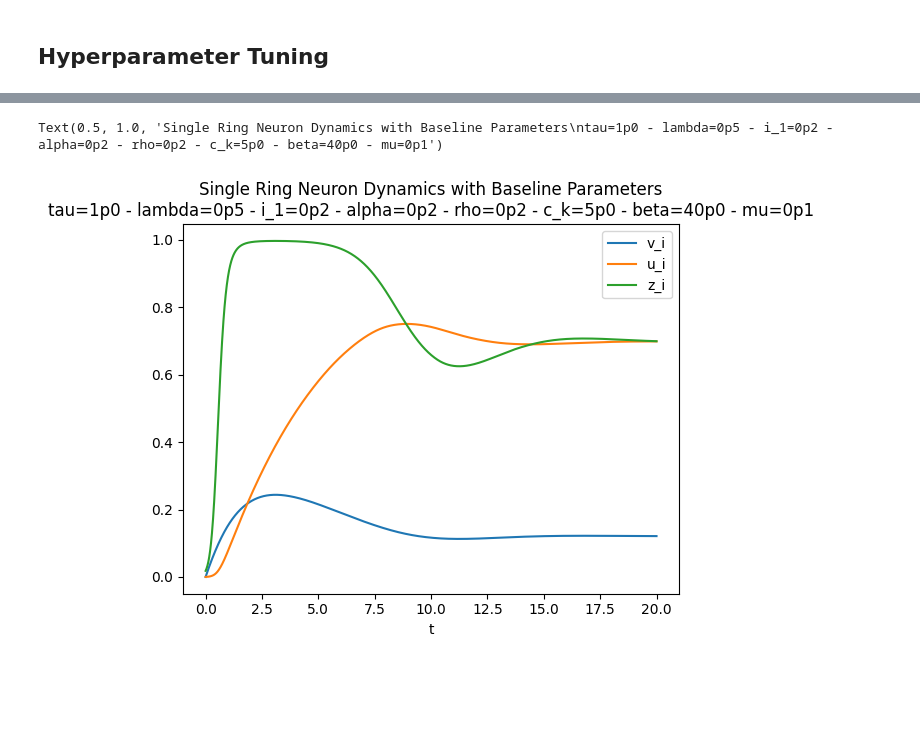
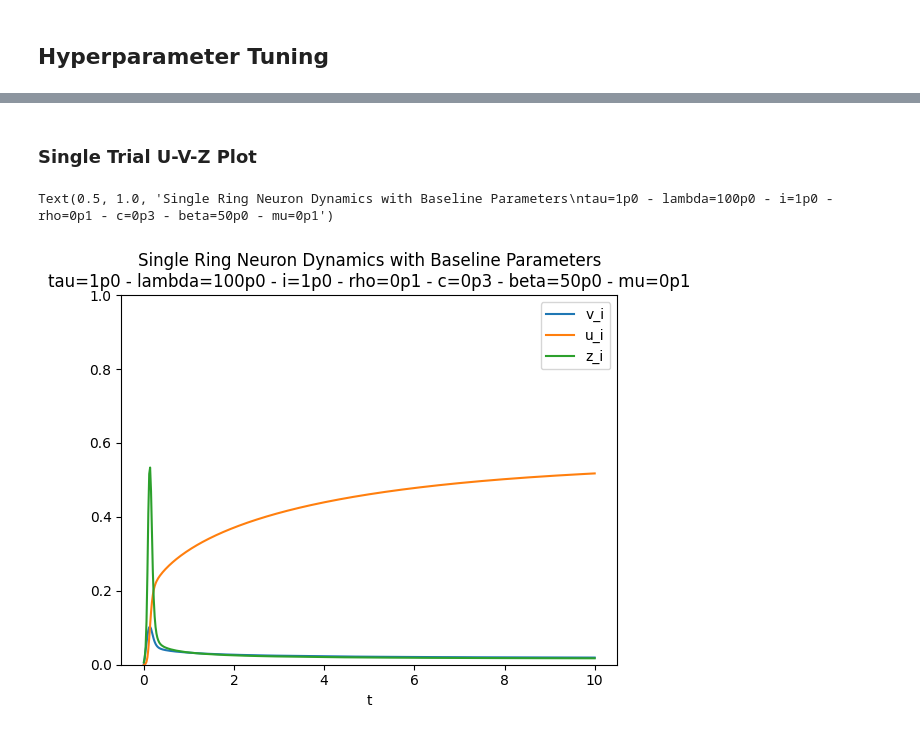
Before and after one commit to r-schad/Code-Ring-Network, a Jupyter notebook: experiments/single_ring_neuron/single_ring_neuron.ipynb, the cells around one changed output, grey strips where cells are left out. Cells and saved outputs as stored; diff of their text form; code cells hidden in the pictures; blank space fills up the shorter version.

Commit message:
potential new equations with decent params

```diff
--- a/experiments/single_ring_neuron/single_ring_neuron.ipynb
+++ b/experiments/single_ring_neuron/single_ring_neuron.ipynb
@@ -25,13 +41,11 @@ $$\tau = 1.0; \lambda=0.5; \alpha = 0.2$$
 $$\frac{du_i}{dt}=-\rho u_i+\frac{z_i}{c_k}$$
 $$\rho=0.2$$
 # %%
-t = np.linspace(0, 20, 2000)
-y0 = [0.0, 0.0]
-
 def doodle(t, state, p):
     return [
-        (1 / p['tau']) * ((-1 * p['lambda'] * state[0]) + p['i_1'] - (p['alpha'] * state[1])),
-        (-1 * p['rho'] * state[1]) + (transform(state[0], p['beta'], p['mu']) / p['c_k'])
+        # (1 / p['tau']) * ((-1 * p['lambda'] * state[0]) + (p['i']) - (p['alpha'] * state[1])),
+        (1 / p['tau']) * ((-1 * p['lambda'] * state[1] * state[0]) + (p['i'])), #- (p['alpha'] * state[1])),
+        (-1 * p['rho'] * state[1]) + (transform(state[0], p['beta'], p['mu']) / p['c'])
     ]
 # %% [markdown]
 ## Hyperparameter Tuning
@@ -40,23 +85,26 @@ Exploring effects of $i_1$ and $c_k$
+# %% [markdown]
+### Single Trial U-V-Z Plot
 # %%
 BASELINE_PARAMS = {
     'tau': 1.0,
-    'lambda': 0.5,
-    'i_1': 0.2,
-    'alpha': 0.2,
-    'rho': 0.2,
-    'c_k': 5.0,
-    'beta': 40.0,
+    'lambda': 100.0,
+    'i': 1.0,
+    'rho': 0.1,
+    'c': 0.3,
+    'beta': 50.0,
     'mu': 0.1
 }
+t = np.linspace(0, 10, 500)
+y0 = [0.0, 0.0]
 result = solve_ivp(fun=lambda t, state: doodle(t, state, BASELINE_PARAMS), t_span=(0,20), t_eval=t, y0=y0)
 fig,ax = plt.subplots()
 ax.plot(t,result.y[0].T,label='v_i')
 ax.plot(t,result.y[1].T,label='u_i')
 ax.plot(t,transform(result.y[0], BASELINE_PARAMS['beta'], BASELINE_PARAMS['mu']).T,label='z_i')
 ax.legend()
-# ax.set_ylim([0, 1])
+ax.set_ylim([0, 1])
 ax.set_xlabel('t')
-ax.set_title(f"Single Ring Neuron Dynamics with Baseline Parameters\ntau={BASELINE_PARAMS['tau']}|lambda={BASELINE_PARAMS['lambda']}|i_1={BASELINE_PARAMS['i_1']}|alpha={BASELINE_PARAMS['alpha']}|rho={BASELINE_PARAMS['rho']}|c_k={BASELINE_PARAMS['c_k']}|beta={BASELINE_PARAMS['beta']}|mu={BASELINE_PARAMS['mu']}".replace('.','p').replace('|',' - '))
+ax.set_title(f"Single Ring Neuron Dynamics with Baseline Parameters\ntau={BASELINE_PARAMS['tau']}|lambda={BASELINE_PARAMS['lambda']}|i={BASELINE_PARAMS['i']}|rho={BASELINE_PARAMS['rho']}|c={BASELINE_PARAMS['c']}|beta={BASELINE_PARAMS['beta']}|mu={BASELINE_PARAMS['mu']}".replace('.','p').replace('|',' - '))
 # %% [output]
-Text(0.5, 1.0, 'Single Ring Neuron Dynamics with Baseline Parameters\ntau=1p0 - lambda=0p5 - i_1=0p2 - alpha=0p2 - rho=0p2 - c_k=5p0 - beta=40p0 - mu=0p1')
+Text(0.5, 1.0, 'Single Ring Neuron Dynamics with Baseline Parameters\ntau=1p0 - lambda=100p0 - i=1p0 - rho=0p1 - c=0p3 - beta=50p0 - mu=0p1')
-[figure, old version]
+[figure, new version]
```
Also changed, not shown: parts of 9 cells of this notebook.
